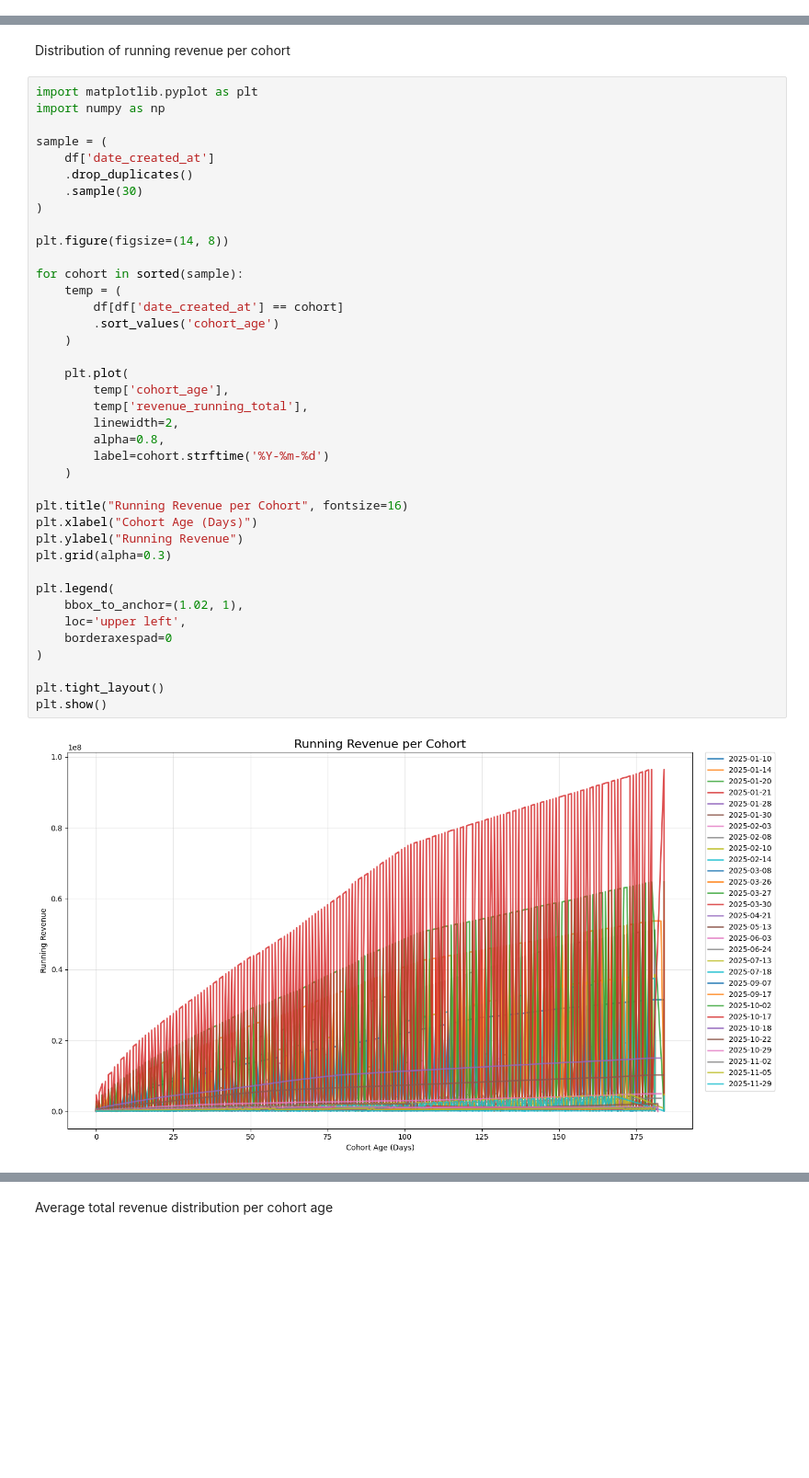
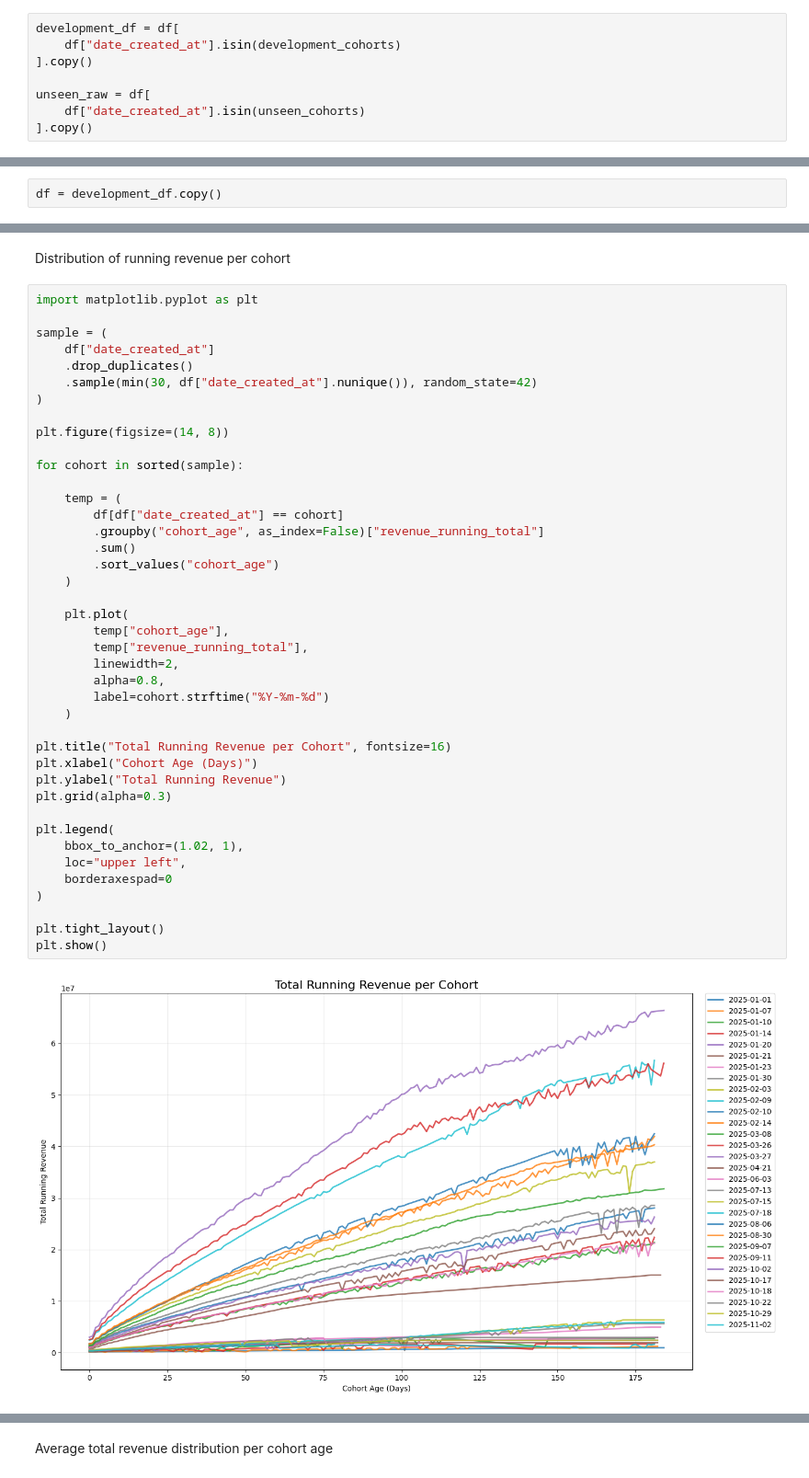
Before and after one commit to mrifala29/ltv-projection, a Jupyter notebook: LTV_Projection_VAS_TimeFM.ipynb, the cells around one changed output, grey strips where cells are left out. Shown at 92% size. Cells and saved outputs as stored; diff of their text form; blank space fills up the shorter version.

Commit message:
Final update TimeFM with unseen data from primary data

```diff
--- a/LTV_Projection_VAS_TimeFM.ipynb
+++ b/LTV_Projection_VAS_TimeFM.ipynb
@@ -185,0 +179,8 @@ np.int64(0)
+# %%
+development_df = df[
+    df["date_created_at"].isin(development_cohorts)
+].copy()
+
+unseen_raw = df[
+    df["date_created_at"].isin(unseen_cohorts)
+].copy()
@@ -187,6 +207,8 @@ np.int64(0)
 ### Feature Engineering
 # %% [markdown]
 Adding cohort age (date update - date created) for getting information day every cohort
+# %%
+df = development_df.copy()
 # %%
 df['cohort_age'] = (
     df['date_update'] -
@@ -290,43 +312,45 @@ plt.show()
 Distribution of running revenue per cohort
 # %%
 import matplotlib.pyplot as plt
-import numpy as np
 
 sample = (
-    df['date_created_at']
+    df["date_created_at"]
     .drop_duplicates()
-    .sample(30)
+    .sample(min(30, df["date_created_at"].nunique()), random_state=42)
 )
 
 plt.figure(figsize=(14, 8))
 
 for cohort in sorted(sample):
+
     temp = (
-        df[df['date_created_at'] == cohort]
-        .sort_values('cohort_age')
+        df[df["date_created_at"] == cohort]
+        .groupby("cohort_age", as_index=False)["revenue_running_total"]
+        .sum()
+        .sort_values("cohort_age")
     )
 
     plt.plot(
-        temp['cohort_age'],
-        temp['revenue_running_total'],
+        temp["cohort_age"],
+        temp["revenue_running_total"],
         linewidth=2,
         alpha=0.8,
-        label=cohort.strftime('%Y-%m-%d')
+        label=cohort.strftime("%Y-%m-%d")
     )
 
-plt.title("Running Revenue per Cohort", fontsize=16)
+plt.title("Total Running Revenue per Cohort", fontsize=16)
 plt.xlabel("Cohort Age (Days)")
-plt.ylabel("Running Revenue")
+plt.ylabel("Total Running Revenue")
 plt.grid(alpha=0.3)
 
 plt.legend(
     bbox_to_anchor=(1.02, 1),
-    loc='upper left',
+    loc="upper left",
     borderaxespad=0
 )
 
 plt.tight_layout()
 plt.show()
 # %% [output]
-[figure, old version]
+[figure, new version]
 # %% [markdown]
```
Also changed, not shown: parts of 46 cells of this notebook.
